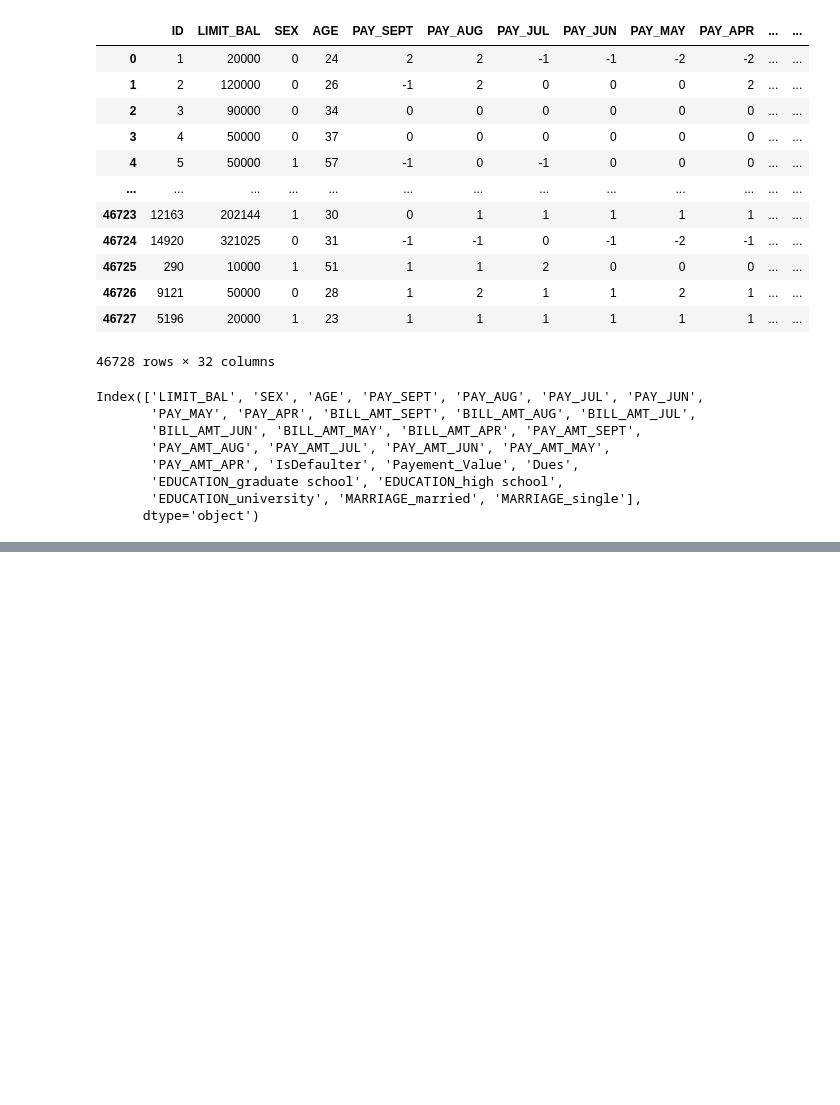
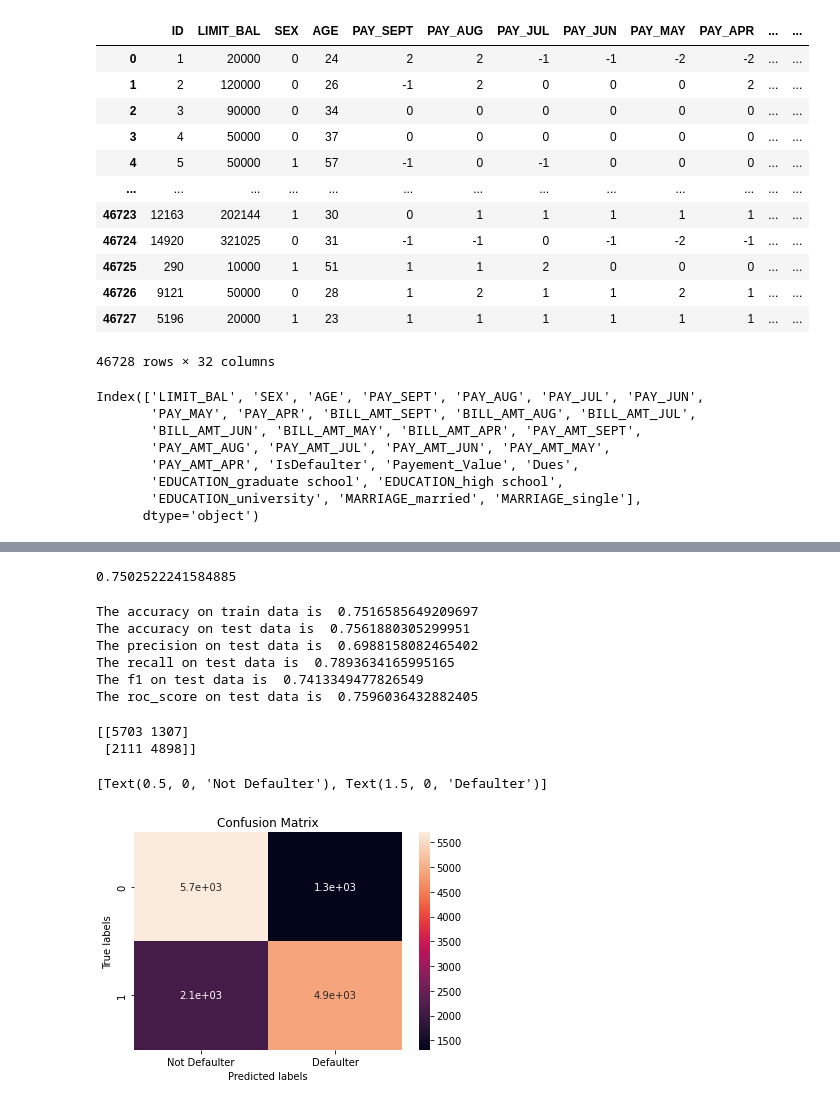
Before and after one commit to Aehteshaam-Shaikh/Credit-Card-Default-Prediction, a Jupyter notebook: Credit_Card_Default_Prediction_Capstone_Project.ipynb, the cells around one changed output, grey strips where cells are left out. Drawn from its saved outputs; the diff is of its cells as text; code cells hidden in the pictures; blank space fills up the shorter version.

Commit message:
Logistic R model added

```diff
--- a/Credit_Card_Default_Prediction_Capstone_Project.ipynb
+++ b/Credit_Card_Default_Prediction_Capstone_Project.ipynb
@@ -435,0 +457,2 @@ balanced_df
+# %%
+X_train, X_test, y_train, y_test = train_test_split(X, y, test_size=0.3,shuffle=True, stratify=y, random_state=42)
@@ -435,0 +461,4 @@ balanced_df
+# %%
+param_grid = {'penalty':['l1','l2'], 'C' : [0.001, 0.01, 0.1, 1, 10, 100, 1000] }
+grid_lr_clf = RandomizedSearchCV(LogisticRegression(), param_grid, scoring = 'accuracy', n_jobs = -1, verbose = 3, cv = 3)
+grid_lr_clf.fit(X_train, y_train)
@@ -435,0 +477,7 @@ balanced_df
+# %%
+optimized_val = grid_lr_clf.best_estimator_
+# %%
+#get best score
+grid_lr_clf.best_score_
+# %% [output]
+0.7502522241584885
@@ -435,0 +488,48 @@ balanced_df
+# %%
+# Get the predicted classes
+train_class_preds = optimized_val.predict(X_train)
+test_class_preds = optimized_val.predict(X_test)
+# %%
+# Get the accuracy scores
+train_accuracy_lr = accuracy_score(train_class_preds,y_train)
+test_accuracy_lr = accuracy_score(test_class_preds,y_test)
+
+print("The accuracy on train data is ", train_accuracy_lr)
+print("The accuracy on test data is ", test_accuracy_lr)
+#get scores of various metrics
+test_precision_score_lr = precision_score(test_class_preds,y_test)
+test_recall_score_lr = recall_score(test_class_preds,y_test)
+test_f1_score_lr = f1_score(test_class_preds,y_test)
+test_roc_score_lr = roc_auc_score(test_class_preds,y_test)
+
+print("The precision on test data is ", test_precision_score_lr)
+print("The recall on test data is ", test_recall_score_lr)
+print("The f1 on test data is ", test_f1_score_lr)
+print("The roc_score on test data is ", test_roc_score_lr)
+# %% [output]
+The accuracy on train data is  0.7516585649209697
+The accuracy on test data is  0.7561880305299951
+The precision on test data is  0.6988158082465402
+The recall on test data is  0.7893634165995165
+The f1 on test data is  0.7413349477826549
+The roc_score on test data is  0.7596036432882405
+# %%
+# Getting the confusion matrix
+
+labels = ['Not Defaulter', 'Defaulter']
+cm = confusion_matrix(y_test, test_class_preds)
+print(cm)
+
+ax= plt.subplot()
+sns.heatmap(cm, annot=True, ax = ax)
+
+# labels, title and ticks
+ax.set_xlabel('Predicted labels')
+ax.set_ylabel('True labels')
+ax.set_title('Confusion Matrix')
+ax.xaxis.set_ticklabels(labels)
+# %% [output]
+[[5703 1307]
+ [2111 4898]]
+[Text(0.5, 0, 'Not Defaulter'), Text(1.5, 0, 'Defaulter')]
+[figure, added]
```
Also changed, not shown: parts of 15 cells of this notebook.
